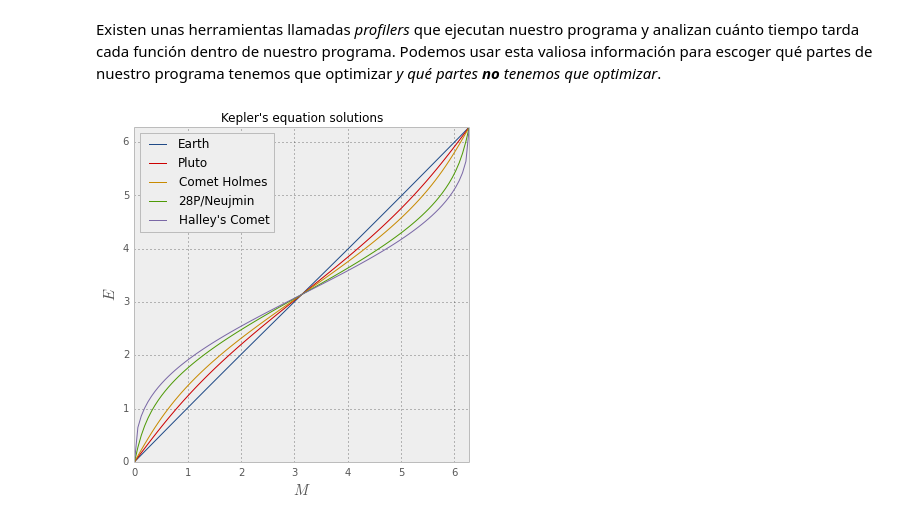
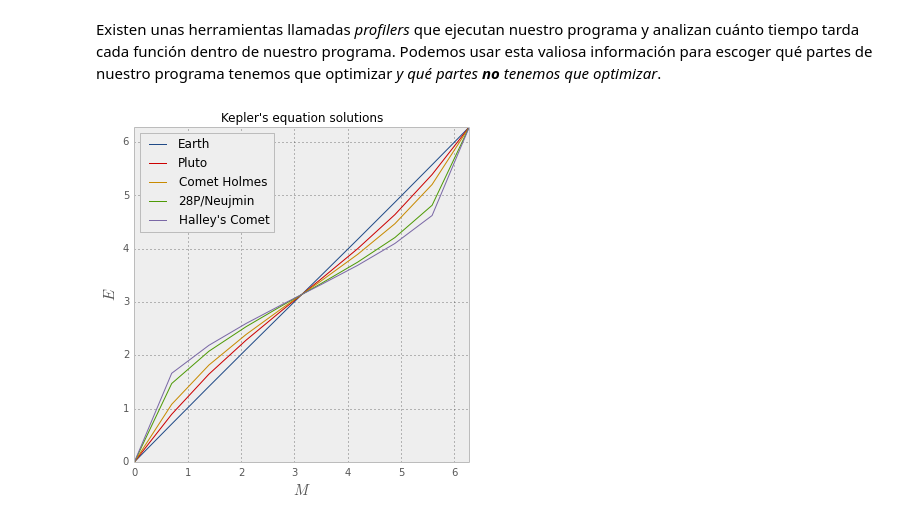
Before and after one commit to AeroPython/Curso_AeroPython, a Jupyter notebook: Notebooks/Clase5b_Testing-buenas-practicas.ipynb, the cells around one changed output. Cells and saved outputs as stored; diff of their text form; code cells hidden in the pictures.

```diff
--- a/Notebooks/Clase5b_Testing-buenas-practicas.ipynb
+++ b/Notebooks/Clase5b_Testing-buenas-practicas.ipynb
@@ -66,31 +64,31 @@ import matplotlib.pyplot as plt
 # %%
 %%prun -s cumtime
 def kepler(E, e, M):
     """Kepler's equation."""
     return E - e * np.sin(E) - M
 
 # Número de puntos - ¡importante!
-N = 100
+N = 10
 
 fig, axes = plt.subplots(figsize=(6, 6))
 
 M_domain = np.linspace(0, 2 * np.pi, N)
 for ecc in 0.0167, 0.249, 0.432, 0.775, 0.967:
     E_domain = np.zeros_like(M_domain)
     ii = 0
     for M in M_domain:
         E_domain[ii] = optimize.newton(kepler, E_domain[ii], args=(ecc, M))
         ii += 1
 
     axes.plot(M_domain, E_domain)
 
 axes.set_xlim(0, 2 * np.pi)
 axes.set_ylim(0, 2 * np.pi)
 axes.set_xlabel("$M$", fontsize=15)
 axes.set_ylabel("$E$", fontsize=15)
 axes.set_aspect(1)
 axes.grid(True)
 axes.legend(["Earth", "Pluto", "Comet Holmes", "28P/Neujmin", "Halley's Comet"], loc=2)
 axes.set_title("Kepler's equation solutions")
 # %% [output]
-[figure, old version]
+[figure, new version]
```
Also changed, not shown: parts of 1 cell of this notebook, 2 other files.
